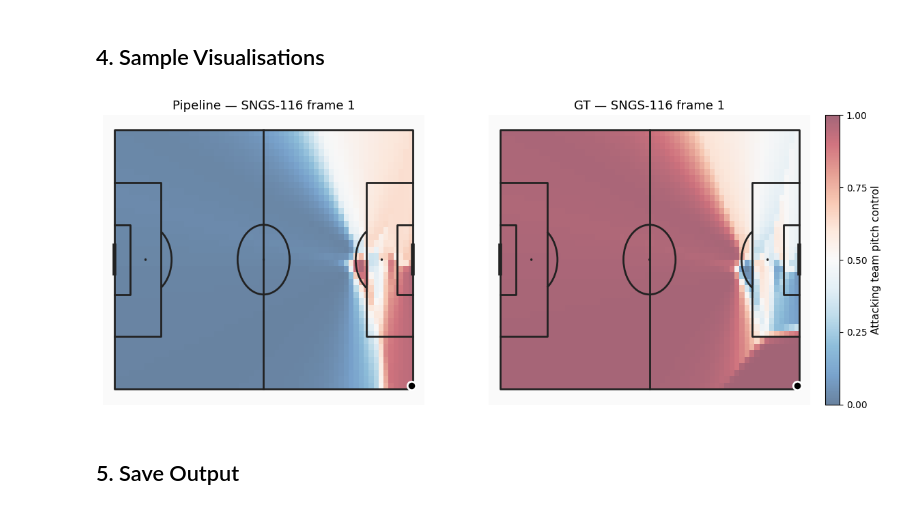
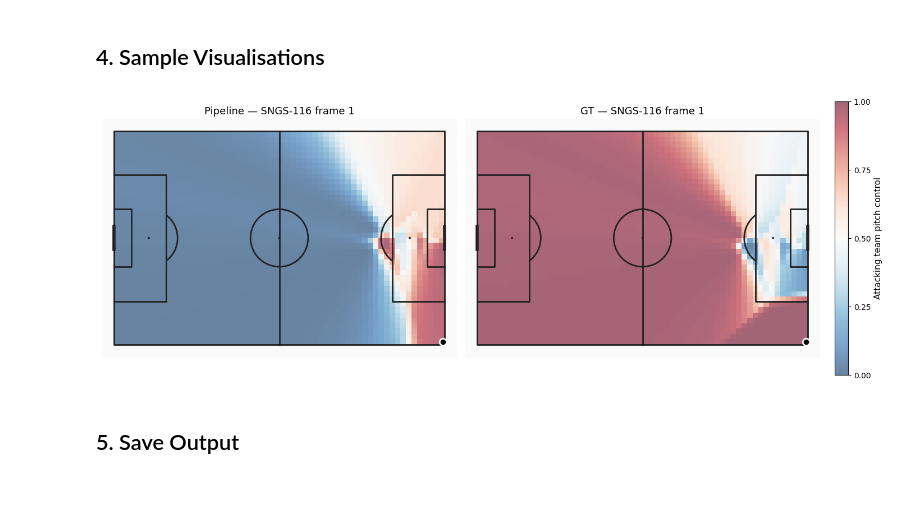
Before and after one commit to itzmore-mph/soccernet-setpiece-vision, a Jupyter notebook: notebooks/02_pitch_control.ipynb, the cells around one changed output. Cells and saved outputs as stored; diff of their text form; code cells hidden in the pictures.

```diff
--- a/notebooks/02_pitch_control.ipynb
+++ b/notebooks/02_pitch_control.ipynb
@@ -273,39 +273,40 @@ def plot_pc(ax, pc, ball_xy, title):
                   line_color="#222", pitch_color="#fafafa")
     pitch.draw(ax=ax)
     im = ax.imshow(pc, extent=(0, PITCH_LENGTH_M, PITCH_WIDTH_M, 0), origin="upper",
-              cmap="RdBu_r", vmin=0, vmax=1, alpha=0.6, aspect="auto")
+              cmap="RdBu_r", vmin=0, vmax=1, alpha=0.6)
+    ax.set_aspect("equal")
     ax.scatter([ball_xy[0]], [ball_xy[1]], c="black", s=80, marker="o", edgecolor="white", linewidth=2)
     ax.set_title(title, fontsize=13)
     return im
 
 
 # Pick first clip with both pipeline and GT PC
 common = pd.merge(
     pipe_pc[["split", "clip_id", "frame_idx"]],
     gt_pc[["split", "clip_id", "frame_idx"]],
     on=["split", "clip_id", "frame_idx"],
 )
 if not common.empty:
     sample = common.iloc[0]
     sel = lambda df, col: df[(df["split"] == sample["split"]) & (df["clip_id"] == sample["clip_id"]) & (df["frame_idx"] == sample["frame_idx"])]
     p_g = sel(pipeline_df, "team_kmeans")
     g_g = sel(gt_df, "team")
     ball_xy = balls_df[(balls_df["split"] == sample["split"]) & (balls_df["clip_id"] == sample["clip_id"]) & (balls_df["frame_idx"] == sample["frame_idx"])][["ball_x_m", "ball_y_m"]].iloc[0].tolist()
     p_att, p_def, _ = split_attack_defend(p_g[["x_m", "y_m"]].to_numpy(), p_g["team_kmeans"].to_numpy(), ball_xy)
     g_att, g_def, _ = split_attack_defend(g_g[["x_m", "y_m"]].to_numpy(), g_g["team"].to_numpy(), ball_xy)
     pc_pipe = pitch_control_surface(p_att, p_def, ball_xy)
     pc_gt   = pitch_control_surface(g_att, g_def, ball_xy)
-    fig, axes = plt.subplots(1, 2, figsize=(14, 5.5))
+    fig, axes = plt.subplots(1, 2, figsize=(14, 5.1), constrained_layout=True)
     im0 = plot_pc(axes[0], pc_pipe, ball_xy, f"Pipeline — {sample['clip_id']} frame {sample['frame_idx']}")
     im1 = plot_pc(axes[1], pc_gt,   ball_xy, f"GT — {sample['clip_id']} frame {sample['frame_idx']}")
     # shared colorbar
     cbar = fig.colorbar(im0, ax=axes, orientation="vertical", fraction=0.025, pad=0.02)
     cbar.set_label("Attacking team pitch control", fontsize=11)
     cbar.set_ticks([0, 0.25, 0.5, 0.75, 1.0])
     fig.savefig(FIGURES_DIR / "07_pc_sample_pipeline_vs_gt.png", dpi=150, bbox_inches="tight")
     plt.show()
 # %% [output]
-[figure, old version]
+[figure, new version]
 # %% [markdown]
 ## 5. Save Output
 # %%
```
Also changed, not shown: 14 other files.
